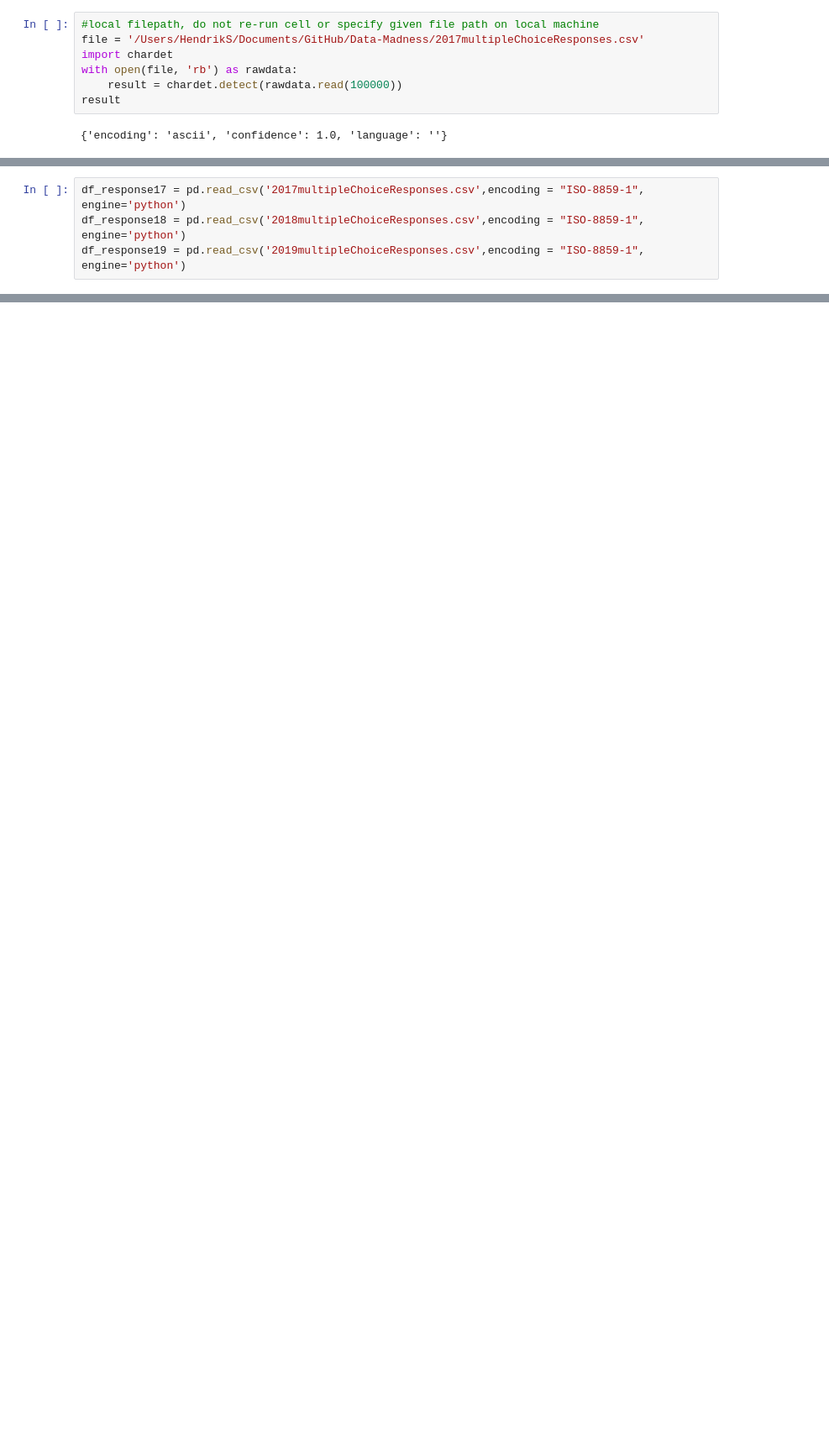
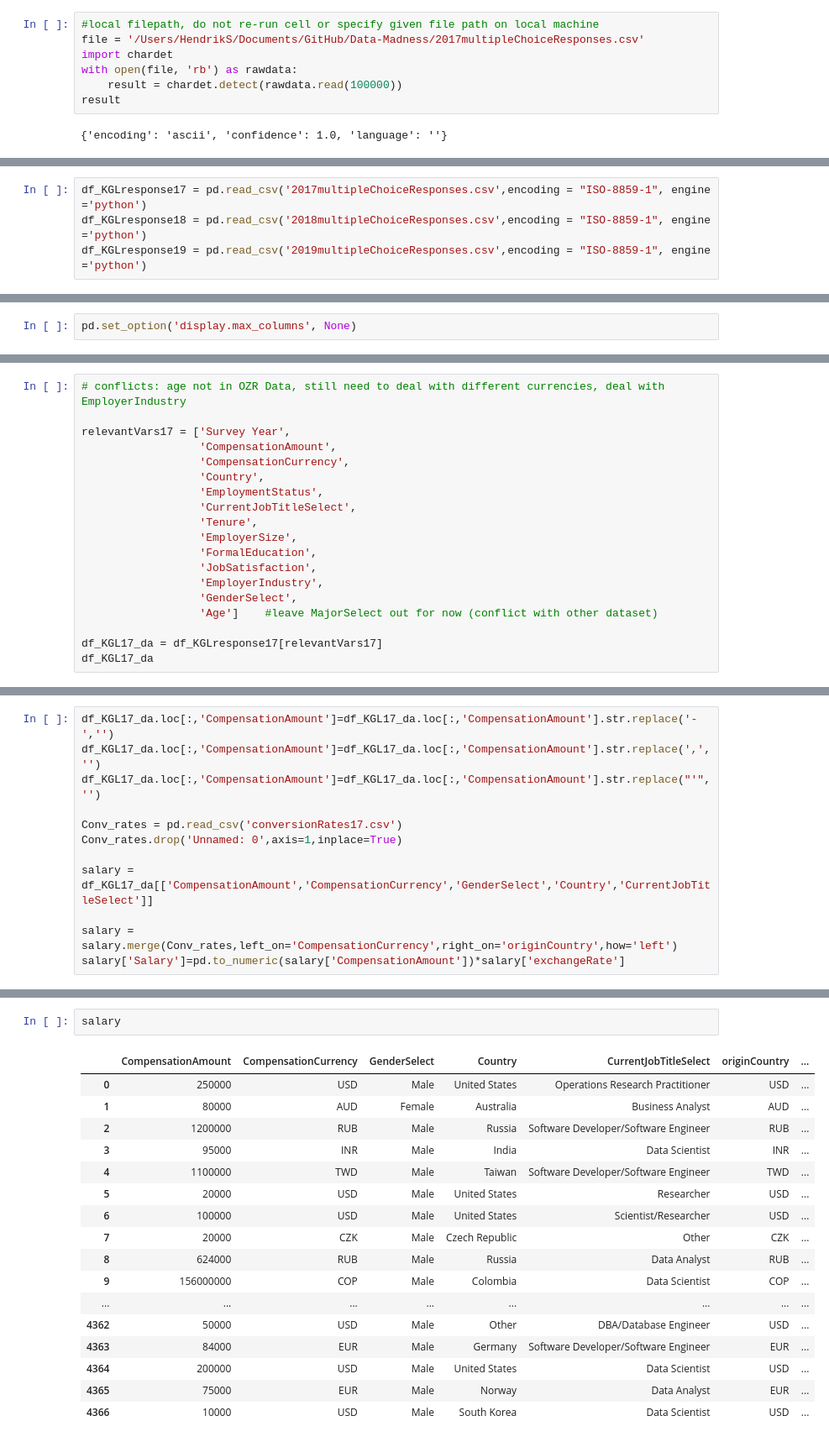
Before and after one commit to hendrikbaacke/Data-Madness, a Jupyter notebook: Income_and_Living_Prices__Data_Madness.ipynb, the cells around one changed output, grey strips where cells are left out. Shown: that part at 84% size. Saved outputs shown, nothing was run; the diff lists cells and outputs as text; blank space fills up the shorter version.

Commit message:
Initial Data Handling done

```diff
--- a/Income_and_Living_Prices__Data_Madness.ipynb
+++ b/Income_and_Living_Prices__Data_Madness.ipynb
@@ -31,4 +46,4 @@ result
 # %%
-df_response17 = pd.read_csv('2017multipleChoiceResponses.csv',encoding = "ISO-8859-1", engine='python')
-df_response18 = pd.read_csv('2018multipleChoiceResponses.csv',encoding = "ISO-8859-1", engine='python')
-df_response19 = pd.read_csv('2019multipleChoiceResponses.csv',encoding = "ISO-8859-1", engine='python')
+df_KGLresponse17 = pd.read_csv('2017multipleChoiceResponses.csv',encoding = "ISO-8859-1", engine ='python')
+df_KGLresponse18 = pd.read_csv('2018multipleChoiceResponses.csv',encoding = "ISO-8859-1", engine ='python')
+df_KGLresponse19 = pd.read_csv('2019multipleChoiceResponses.csv',encoding = "ISO-8859-1", engine ='python')
@@ -38,0 +52,2 @@ AttributeError: 'DataFrame' object has no attribute 'groubby'
+# %%
+pd.set_option('display.max_columns', None)
@@ -38,0 +194,19 @@ AttributeError: 'DataFrame' object has no attribute 'groubby'
+# %%
+# conflicts: age not in OZR Data, still need to deal with different currencies, deal with EmployerIndustry
+
+relevantVars17 = ['Survey Year',
+                  'CompensationAmount',
+                  'CompensationCurrency',
+                  'Country',
+                  'EmploymentStatus',
+                  'CurrentJobTitleSelect',
+                  'Tenure',
+                  'EmployerSize',
+                  'FormalEducation',
+                  'JobSatisfaction',
+                  'EmployerIndustry',
+                  'GenderSelect',
+                  'Age']    #leave MajorSelect out for now (conflict with other dataset)
+
+df_KGL17_da = df_KGLresponse17[relevantVars17]
+df_KGL17_da
@@ -38,0 +339,12 @@ AttributeError: 'DataFrame' object has no attribute 'groubby'
+# %%
+df_KGL17_da.loc[:,'CompensationAmount']=df_KGL17_da.loc[:,'CompensationAmount'].str.replace('-','')
+df_KGL17_da.loc[:,'CompensationAmount']=df_KGL17_da.loc[:,'CompensationAmount'].str.replace(',','')
+df_KGL17_da.loc[:,'CompensationAmount']=df_KGL17_da.loc[:,'CompensationAmount'].str.replace("'",'')
+
+Conv_rates = pd.read_csv('conversionRates17.csv')
+Conv_rates.drop('Unnamed: 0',axis=1,inplace=True)
+
+salary = df_KGL17_da[['CompensationAmount','CompensationCurrency','GenderSelect','Country','CurrentJobTitleSelect']]
+
+salary = salary.merge(Conv_rates,left_on='CompensationCurrency',right_on='originCountry',how='left')
+salary['Salary']=pd.to_numeric(salary['CompensationAmount'])*salary['exchangeRate']
@@ -38,0 +373,20 @@ AttributeError: 'DataFrame' object has no attribute 'groubby'
+# %%
+salary
+# %% [output]
+|  | CompensationAmount | CompensationCurrency | GenderSelect | Country | CurrentJobTitleSelect | originCountry | ... |
+| 0 | 250000 | USD | Male | United States | Operations Research Practitioner | USD | ... |
+| 1 | 80000 | AUD | Female | Australia | Business Analyst | AUD | ... |
+| 2 | 1200000 | RUB | Male | Russia | Software Developer/Software Engineer | RUB | ... |
+| 3 | 95000 | INR | Male | India | Data Scientist | INR | ... |
+| 4 | 1100000 | TWD | Male | Taiwan | Software Developer/Software Engineer | TWD | ... |
+| 5 | 20000 | USD | Male | United States | Researcher | USD | ... |
+| 6 | 100000 | USD | Male | United States | Scientist/Researcher | USD | ... |
+| 7 | 20000 | CZK | Male | Czech Republic | Other | CZK | ... |
+| 8 | 624000 | RUB | Male | Russia | Data Analyst | RUB | ... |
+| 9 | 156000000 | COP | Male | Colombia | Data Scientist | COP | ... |
+| ... | ... | ... | ... | ... | ... | ... | ... |
+| 4362 | 50000 | USD | Male | Other | DBA/Database Engineer | USD | ... |
+| 4363 | 84000 | EUR | Male | Germany | Software Developer/Software Engineer | EUR | ... |
+| 4364 | 200000 | USD | Male | United States | Data Scientist | USD | ... |
+| 4365 | 75000 | EUR | Male | Norway | Data Analyst | EUR | ... |
+| 4366 | 10000 | USD | Male | South Korea | Data Scientist | USD | ... |
```
Also changed, not shown: parts of 42 cells of this notebook, 2 other files.
